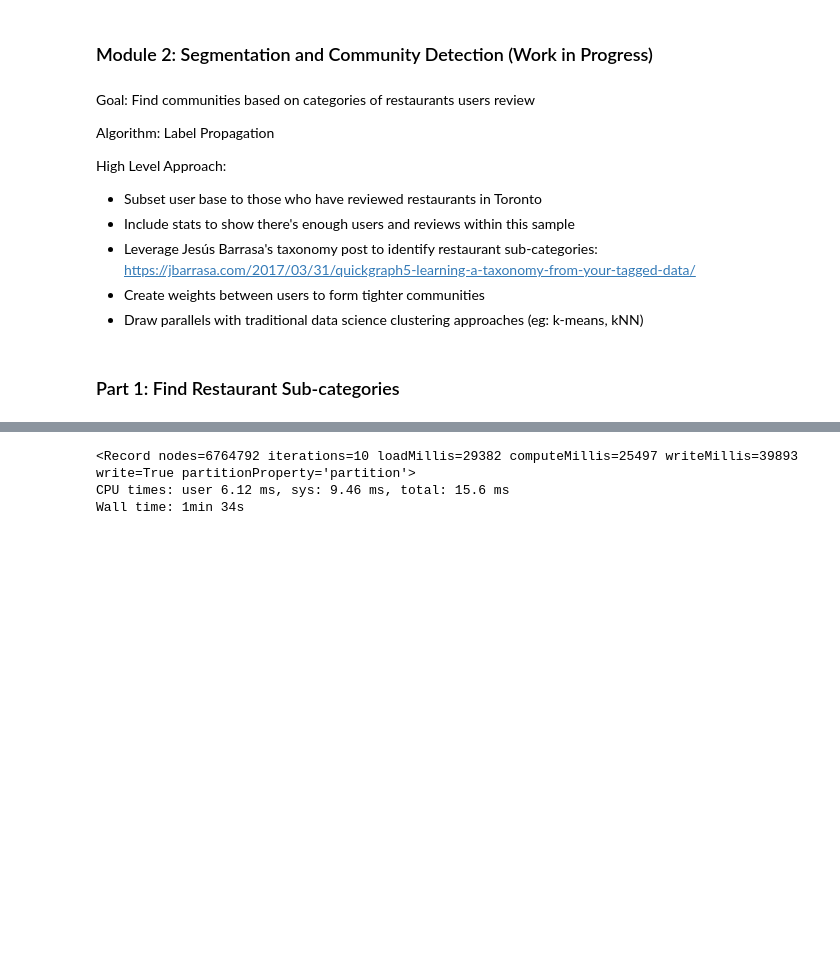
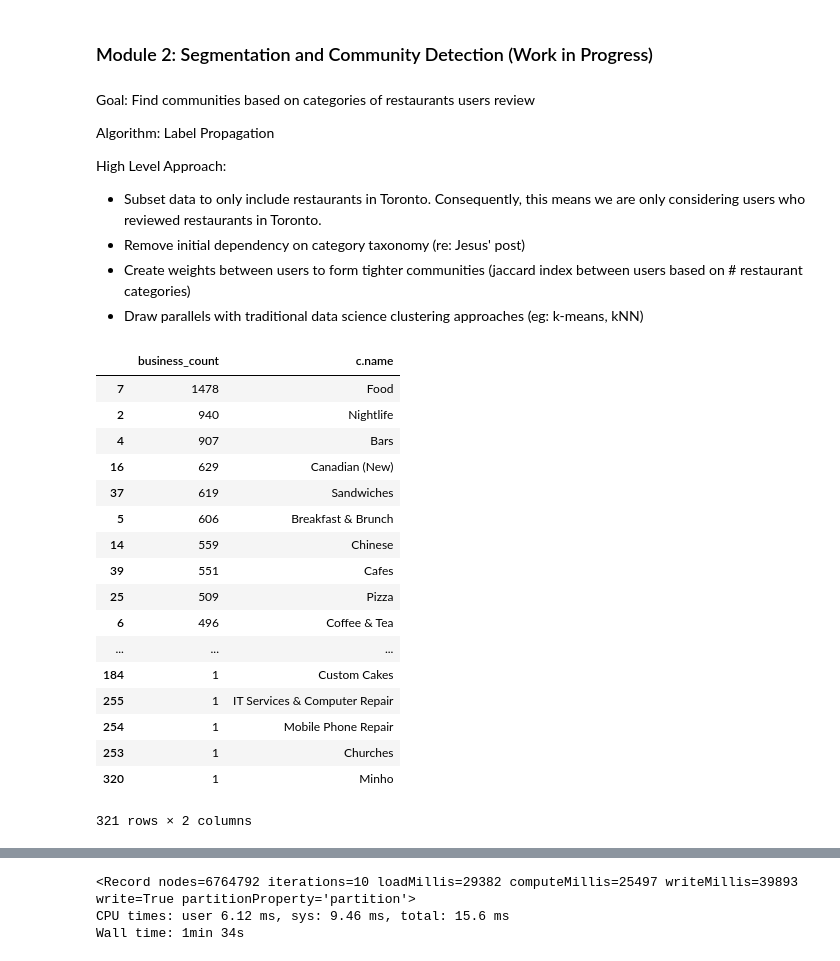
Before and after one commit to neo4j-contrib/neo4j-data-science-yelp, a Jupyter notebook: notebooks/neo4j_yelp_02_community_detection.ipynb, the cells around one changed output, grey strips where cells are left out. Saved outputs shown, nothing was run; the diff lists cells and outputs as text; code cells hidden in the pictures; blank space fills up the shorter version.

Commit message:
added load toronto and removed taxonomy dependency

```diff
--- a/notebooks/neo4j_yelp_02_community_detection.ipynb
+++ b/notebooks/neo4j_yelp_02_community_detection.ipynb
@@ -9,10 +9,9 @@ Algorithm: Label Propagation
 
 High Level Approach:
 
-- Subset user base to those who have reviewed restaurants in Toronto
-- Include stats to show there's enough users and reviews within this sample
-- Leverage Jesús Barrasa's taxonomy post to identify restaurant sub-categories: https://jbarrasa.com/2017/03/31/quickgraph5-learning-a-taxonomy-from-your-tagged-data/
-- Create weights between users to form tighter communities
+- Subset data to only include restaurants in Toronto.  Consequently, this means we are only considering users who reviewed restaurants in Toronto.
+- Remove initial dependency on category taxonomy (re: Jesus' post)
+- Create weights between users to form tighter communities (jaccard index between users based on # restaurant categories)
 - Draw parallels with traditional data science clustering approaches (eg: k-means, kNN)
 # %%
 from neo4j.v1 import GraphDatabase, basic_auth
@@ -20,5 +19,38 @@ import pandas as pd
 import matplotlib.pyplot as plt
 # %%
 driver = GraphDatabase.driver("bolt://localhost:7687", auth=basic_auth("neo4j", "neo4jneo4j"))
-# %% [markdown]
-### Part 1: Find Restaurant Sub-categories
+# %%
+%%time
+# get count of businesses in each category. this will be used to determine which categories to include in our analysis
+query = """
+        MATCH (c:Category)
+        RETURN c.name, size(()-[:IN_CATEGORY]->(c)) AS business_count
+        ORDER BY c, business_count DESC
+        """
+
+with driver.session() as session:
+    result = session.run(query)
+
+for row in result:
+    result_df = pd.DataFrame([dict(record) for record in result])
+
+display(result_df.sort_values('business_count',ascending=False))
+# %% [output]
+|  | business_count | c.name |
+| 7 | 1478 | Food |
+| 2 | 940 | Nightlife |
+| 4 | 907 | Bars |
+| 16 | 629 | Canadian (New) |
+| 37 | 619 | Sandwiches |
+| 5 | 606 | Breakfast & Brunch |
+| 14 | 559 | Chinese |
+| 39 | 551 | Cafes |
+| 25 | 509 | Pizza |
+| 6 | 496 | Coffee & Tea |
+| ... | ... | ... |
+| 184 | 1 | Custom Cakes |
+| 255 | 1 | IT Services & Computer Repair |
+| 254 | 1 | Mobile Phone Repair |
+| 253 | 1 | Churches |
+| 320 | 1 | Minho |
+321 rows × 2 columns
```
Also changed, not shown: parts of 26 cells of this notebook, 1 other file.
